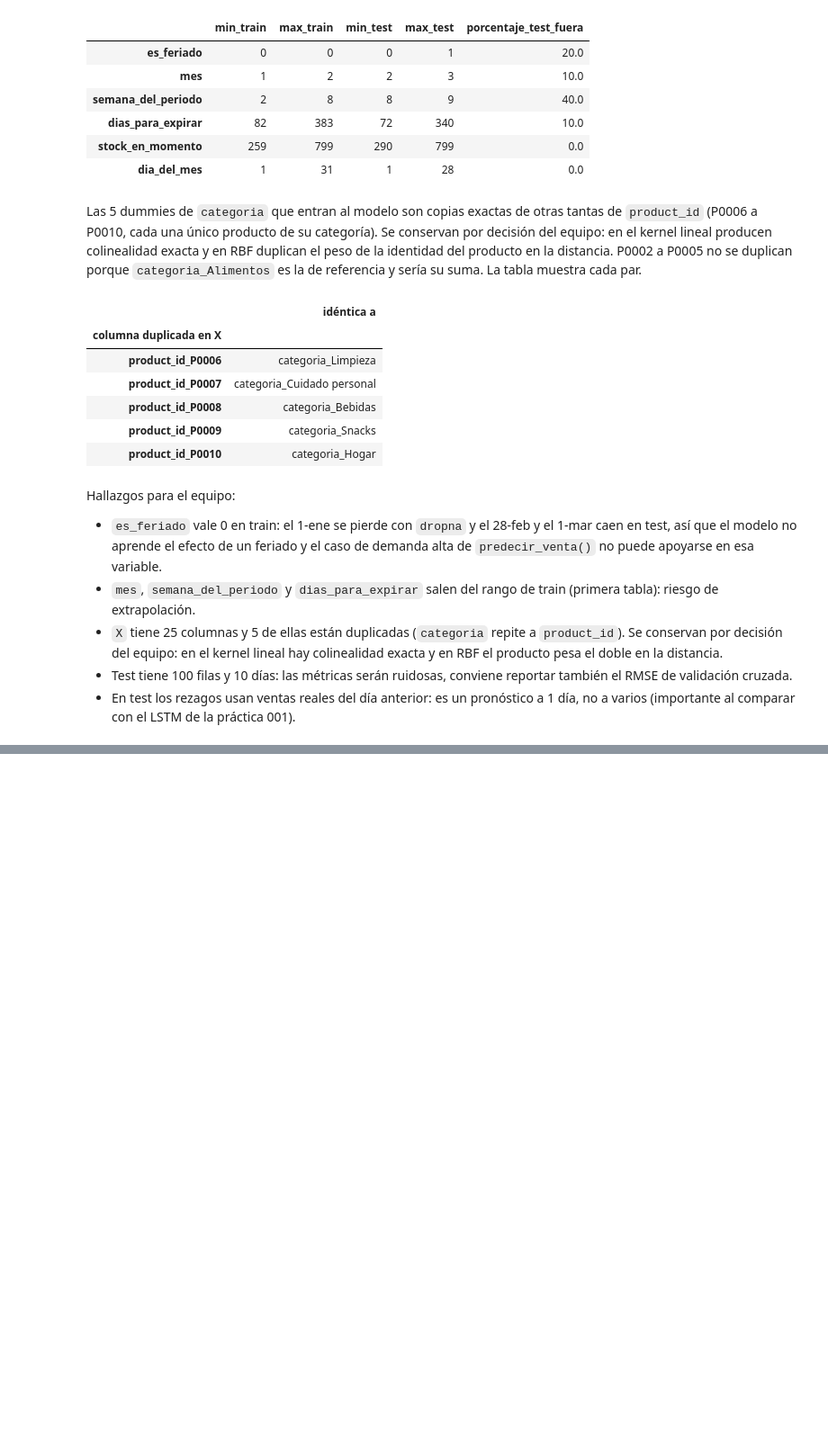
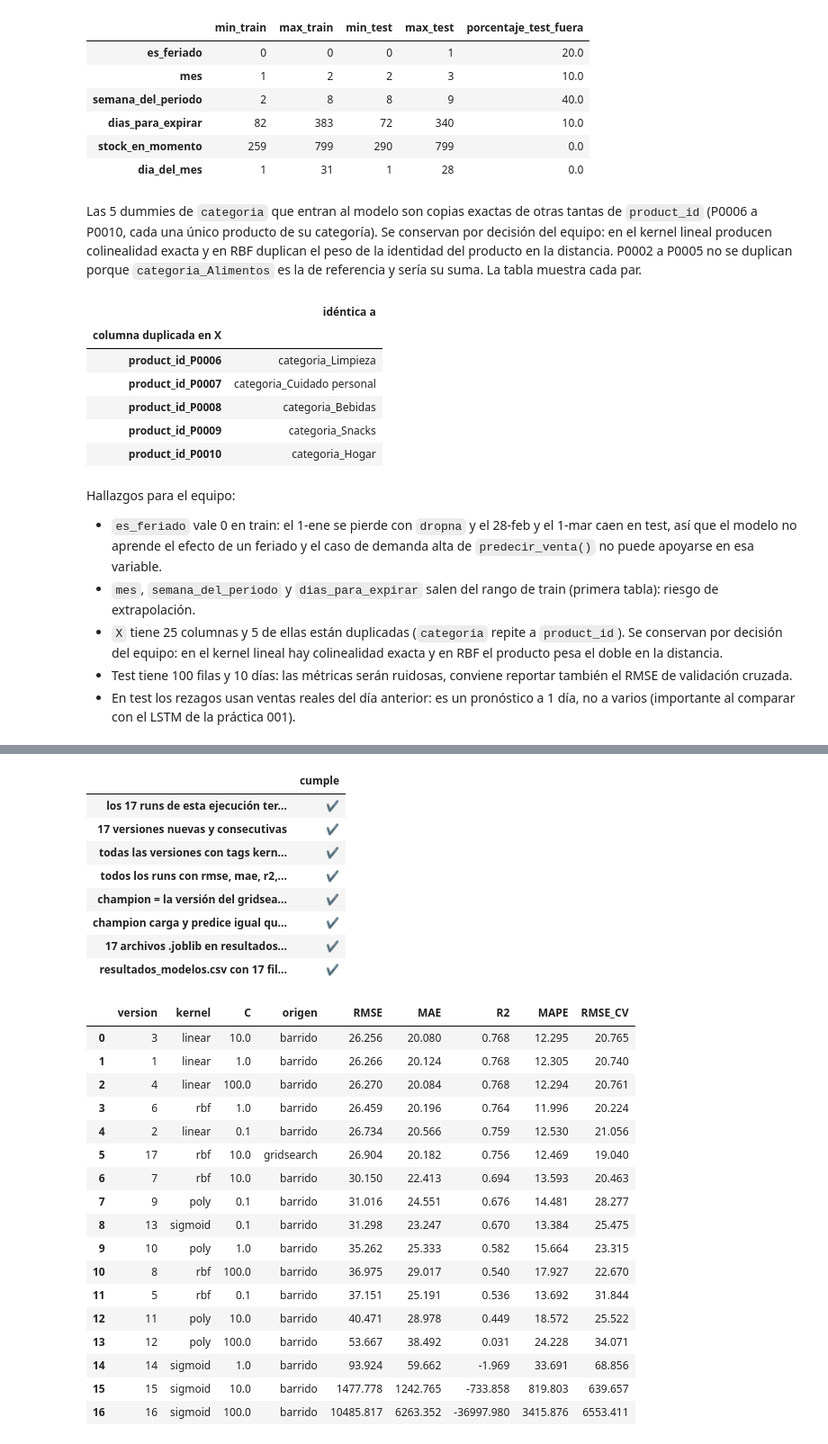
Before and after one commit to nnyez/practica-002, a Jupyter notebook: src/svr_ventas.ipynb, the cells around one changed output, grey strips where cells are left out. Shown at 90% size. Drawn from its saved outputs; the diff is of its cells as text; code cells hidden in the pictures; blank space fills up the shorter version.

```diff
--- a/src/svr_ventas.ipynb
+++ b/src/svr_ventas.ipynb
@@ -423,0 +675,19 @@ Hallazgos para el equipo:
+# %%
+cv_mejor = float(-gs.best_score_)
+with mlflow.start_run(run_name="gridsearch") as run:
+    metricas = {**evaluar(y_test, mejor_modelo.predict(X_test)), "rmse_cv": cv_mejor}
+    mlflow.log_params({**mejores, "split": "temporal", "target": TARGET, "random_state": SEED, "sklearn": sklearn.__version__,
+                       "busqueda": f"GridSearchCV {CV.get_n_splits()}-fold, {len(resultados_cv)} combinaciones"})
+    mlflow.log_metrics(metricas)
+    info = mlflow.sklearn.log_model(mejor_modelo, name="modelo", input_example=EJEMPLO)
+    version = int(registrar(info))
+    for etiqueta, valor in {"kernel": mejores["kernel"], "C": str(mejores["C"]), "origen": "gridsearch",
+                            **{k: str(v) for k, v in mejores.items() if k not in ("kernel", "C")}}.items():
+        cliente.set_model_version_tag(NOMBRE, str(version), etiqueta, valor)
+joblib.dump(mejor_modelo, RUTA_MODELOS / "svr_mejor.joblib")
+
+resumen_versiones = pd.concat([barrido, pd.DataFrame([{"version": version, "kernel": mejores["kernel"], "C": mejores["C"], **metricas,
+                                                "run": run.info.run_id}]).set_index("version")])
+assert version == version_inicial + 17 and resumen_versiones["rmse_cv"].idxmin() == version, "La versión del GridSearchCV debería tener el menor RMSE de CV"
+cliente.set_registered_model_alias(NOMBRE, "champion", str(version))
+resumen_versiones.loc[[version], ["kernel", "C", "rmse_cv", "rmse", "mae", "r2", "mape"]].round(3)
@@ -423,0 +737,55 @@ Hallazgos para el equipo:
+# %%
+mios = set(resumen_versiones["run"])
+registradas = [v for v in cliente.search_model_versions(f"name='{NOMBRE}'") if v.run_id in mios]
+tabla_versiones = pd.DataFrame([{"version": int(v.version), "kernel": v.tags.get("kernel"), "C": float(v.tags.get("C")),
+                                 "origen": v.tags.get("origen"), **cliente.get_run(v.run_id).data.metrics, "run": v.run_id}
+                                for v in registradas]).set_index("version").sort_index()
+resultados_modelos = (tabla_versiones.rename(columns={"rmse": "RMSE", "mae": "MAE", "r2": "R2", "mape": "MAPE", "rmse_cv": "RMSE_CV"})
+                      .sort_values("RMSE").reset_index()[["version", "kernel", "C", "origen", "RMSE", "MAE", "R2", "MAPE", "RMSE_CV", "run"]])
+RUTA_TABLA = RUTA_RESULTADOS / "resultados_modelos.csv"
+resultados_modelos.to_csv(RUTA_TABLA, index=False)
+champion = mlflow.sklearn.load_model(f"models:/{NOMBRE}@champion")
+
+criterios = {
+    "los 17 runs de esta ejecución terminaron y están activos": len(mios) == 17 and all(
+        cliente.get_run(r).info.status == "FINISHED" and cliente.get_run(r).info.lifecycle_stage == "active" for r in mios),
+    "17 versiones nuevas y consecutivas": list(tabla_versiones.index) == list(range(version_inicial + 1, version_inicial + 18)),
+    "todas las versiones con tags kernel y C": tabla_versiones[["kernel", "C"]].notna().all().all(),
+    "todos los runs con rmse, mae, r2, mape y rmse_cv": tabla_versiones[["rmse", "mae", "r2", "mape", "rmse_cv"]].notna().all().all(),
+    "champion = la versión del gridsearch de esta ejecución": str(cliente.get_model_version_by_alias(NOMBRE, "champion").version) == str(version),
+    "champion carga y predice igual que el modelo en memoria": bool(np.allclose(champion.predict(X_test), mejor_modelo.predict(X_test))),
+    "17 archivos .joblib en resultados/modelos": len(list(RUTA_MODELOS.glob("*.joblib"))) == 17,
+    "resultados_modelos.csv con 17 filas ordenadas por RMSE": pd.read_csv(RUTA_TABLA)["RMSE"].is_monotonic_increasing
+                                                              and len(pd.read_csv(RUTA_TABLA)) == 17,
+}
+assert all(criterios.values()), "Hay un criterio de R2 que no se cumple"
+display(pd.Series(criterios, name="cumple").map({True: "✔", False: "✘"}).to_frame())
+resultados_modelos.drop(columns="run").round(3)
+# %% [output]
+|  | cumple |
+| los 17 runs de esta ejecución ter... | ✔ |
+| 17 versiones nuevas y consecutivas | ✔ |
+| todas las versiones con tags kern... | ✔ |
+| todos los runs con rmse, mae, r2,... | ✔ |
+| champion = la versión del gridsea... | ✔ |
+| champion carga y predice igual qu... | ✔ |
+| 17 archivos .joblib en resultados... | ✔ |
+| resultados_modelos.csv con 17 fil... | ✔ |
+|  | version | kernel | C | origen | RMSE | MAE | R2 | MAPE | RMSE_CV |
+| 0 | 3 | linear | 10.0 | barrido | 26.256 | 20.080 | 0.768 | 12.295 | 20.765 |
+| 1 | 1 | linear | 1.0 | barrido | 26.266 | 20.124 | 0.768 | 12.305 | 20.740 |
+| 2 | 4 | linear | 100.0 | barrido | 26.270 | 20.084 | 0.768 | 12.294 | 20.761 |
+| 3 | 6 | rbf | 1.0 | barrido | 26.459 | 20.196 | 0.764 | 11.996 | 20.224 |
+| 4 | 2 | linear | 0.1 | barrido | 26.734 | 20.566 | 0.759 | 12.530 | 21.056 |
+| 5 | 17 | rbf | 10.0 | gridsearch | 26.904 | 20.182 | 0.756 | 12.469 | 19.040 |
+| 6 | 7 | rbf | 10.0 | barrido | 30.150 | 22.413 | 0.694 | 13.593 | 20.463 |
+| 7 | 9 | poly | 0.1 | barrido | 31.016 | 24.551 | 0.676 | 14.481 | 28.277 |
+| 8 | 13 | sigmoid | 0.1 | barrido | 31.298 | 23.247 | 0.670 | 13.384 | 25.475 |
+| 9 | 10 | poly | 1.0 | barrido | 35.262 | 25.333 | 0.582 | 15.664 | 23.315 |
+| 10 | 8 | rbf | 100.0 | barrido | 36.975 | 29.017 | 0.540 | 17.927 | 22.670 |
+| 11 | 5 | rbf | 0.1 | barrido | 37.151 | 25.191 | 0.536 | 13.692 | 31.844 |
+| 12 | 11 | poly | 10.0 | barrido | 40.471 | 28.978 | 0.449 | 18.572 | 25.522 |
+| 13 | 12 | poly | 100.0 | barrido | 53.667 | 38.492 | 0.031 | 24.228 | 34.071 |
+| 14 | 14 | sigmoid | 1.0 | barrido | 93.924 | 59.662 | -1.969 | 33.691 | 68.856 |
+| 15 | 15 | sigmoid | 10.0 | barrido | 1477.778 | 1242.765 | -733.858 | 819.803 | 639.657 |
+| 16 | 16 | sigmoid | 100.0 | barrido | 10485.817 | 6263.352 | -36997.980 | 3415.876 | 6553.411 |
```
Also changed, not shown: parts of 21 cells of this notebook, 3 other files.
